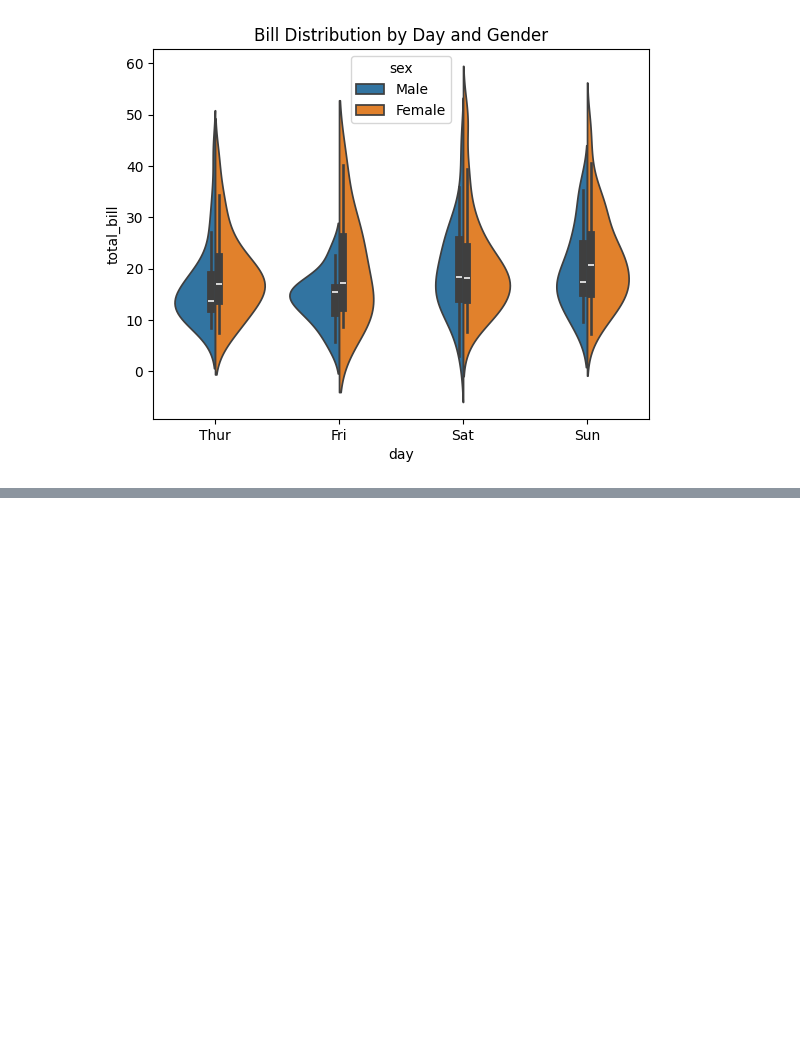
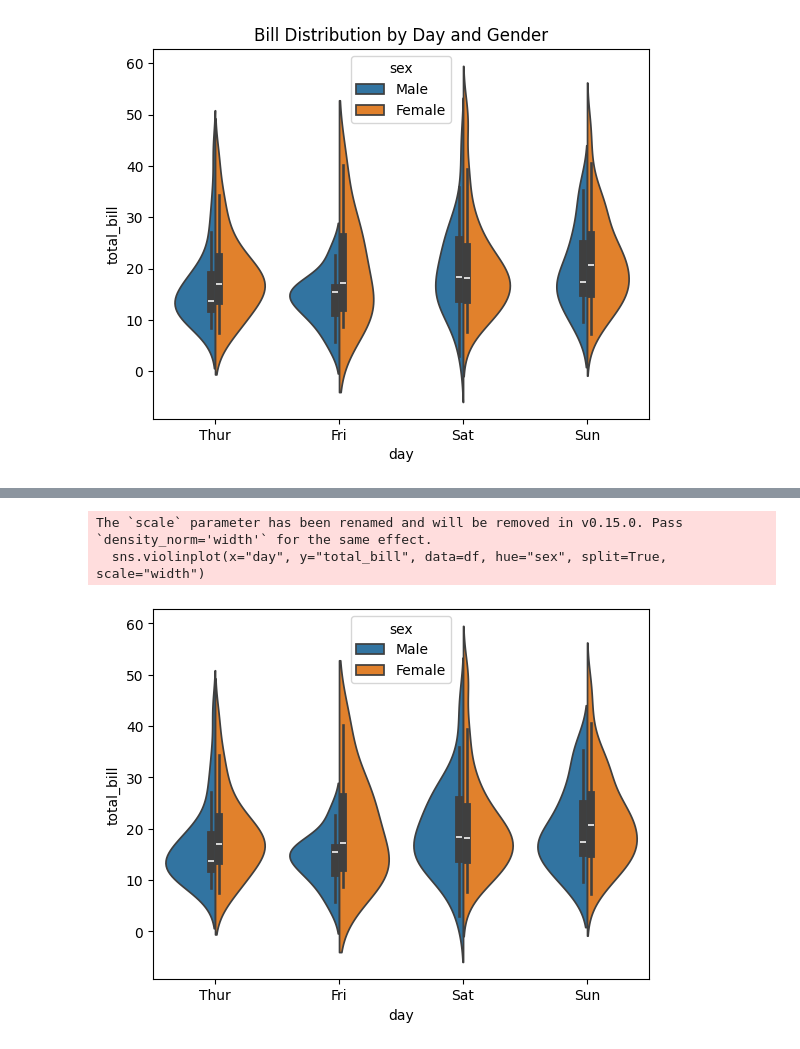
Before and after one commit to Suraj-kumar121K/SEABORN, a Jupyter notebook: CODE/Violin_Plot/Violin_Plot.ipynb, the cells around one changed output, grey strips where cells are left out. Cells and saved outputs as stored; diff of their text form; code cells hidden in the pictures; blank space fills up the shorter version.

```diff
--- a/CODE/Violin_Plot/Violin_Plot.ipynb
+++ b/CODE/Violin_Plot/Violin_Plot.ipynb
@@ -66,0 +88,7 @@ plt.show()
+# %%
+sns.violinplot(x="day", y="total_bill", data=df, hue="sex", split=True, scale="width")
+plt.show()
+# %% [output]
+The `scale` parameter has been renamed and will be removed in v0.15.0. Pass `density_norm='width'` for the same effect.
+  sns.violinplot(x="day", y="total_bill", data=df, hue="sex", split=True, scale="width")
+[figure, added]
```
Also changed, not shown: parts of 8 cells of this notebook, 1 other file.
